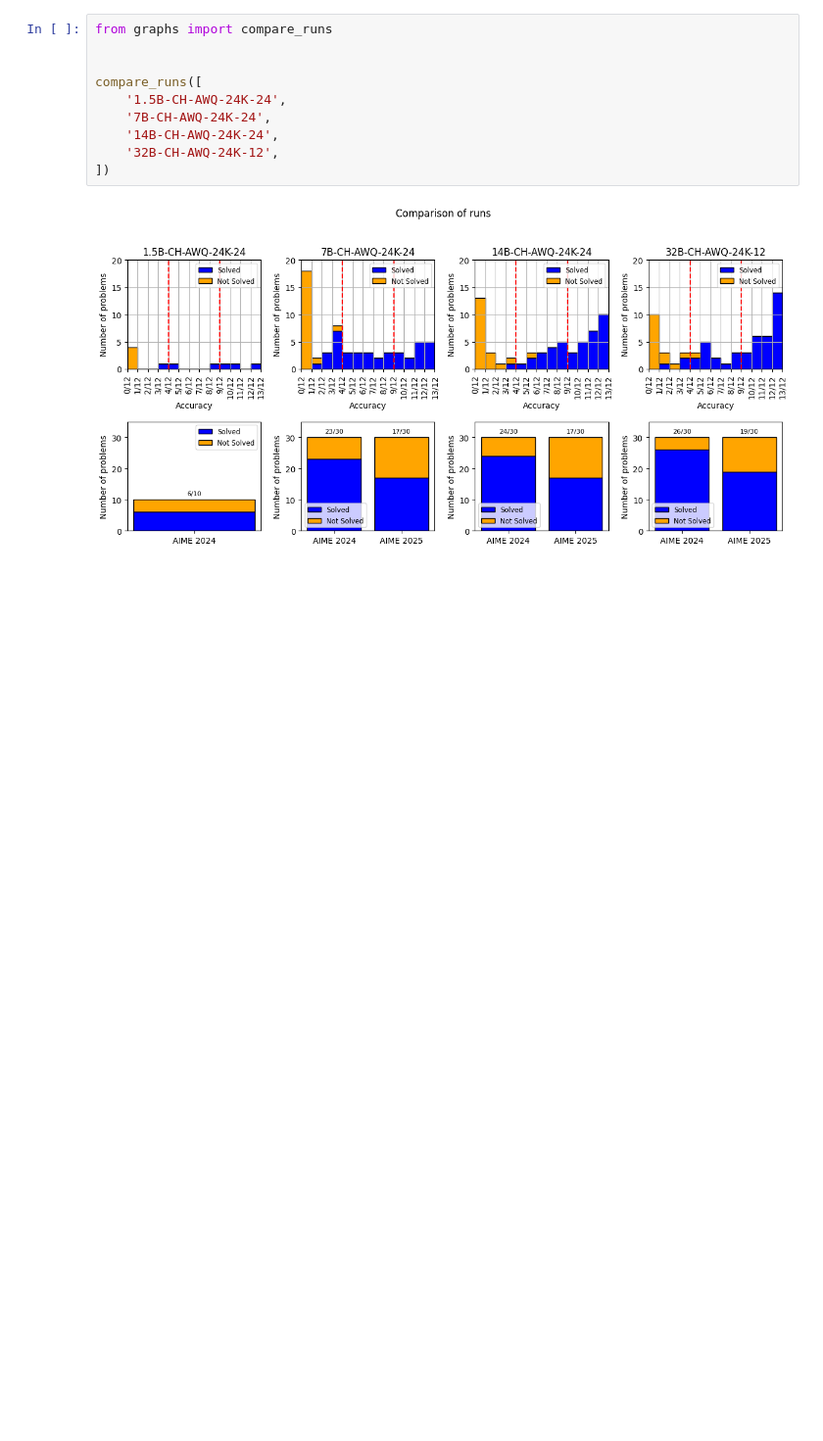
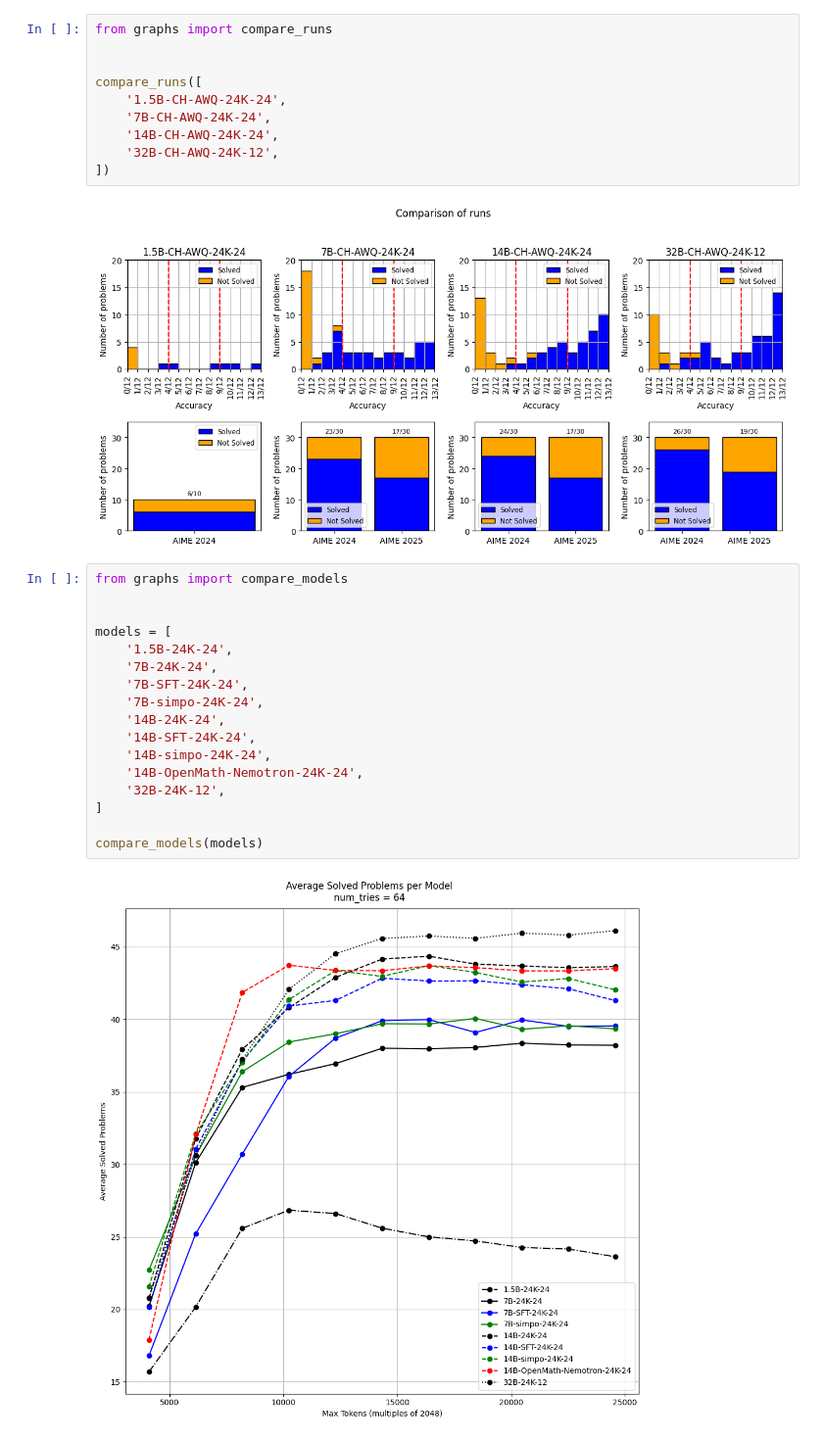
Before and after one commit to HCPS42/thesis, a Jupyter notebook: inference/compare_configs.ipynb, the cells around one changed output. Shown at 98% size. Cells and saved outputs as stored; diff of their text form; blank space fills up the shorter version.

Commit message:
Add new graphs

```diff
--- a/inference/compare_configs.ipynb
+++ b/inference/compare_configs.ipynb
@@ -377,3 +377,22 @@ compare_runs([
 ])
 # %% [output]
 [figure]
+# %%
+from graphs import compare_models
+
+
+models = [
+    '1.5B-24K-24',
+    '7B-24K-24',
+    '7B-SFT-24K-24',
+    '7B-simpo-24K-24',
+    '14B-24K-24',
+    '14B-SFT-24K-24',
+    '14B-simpo-24K-24',
+    '14B-OpenMath-Nemotron-24K-24',
+    '32B-24K-12',
+]
+
+compare_models(models)
+# %% [output]
+[figure, added]
```
Also changed, not shown: parts of 4 cells of this notebook, 4 other files.
